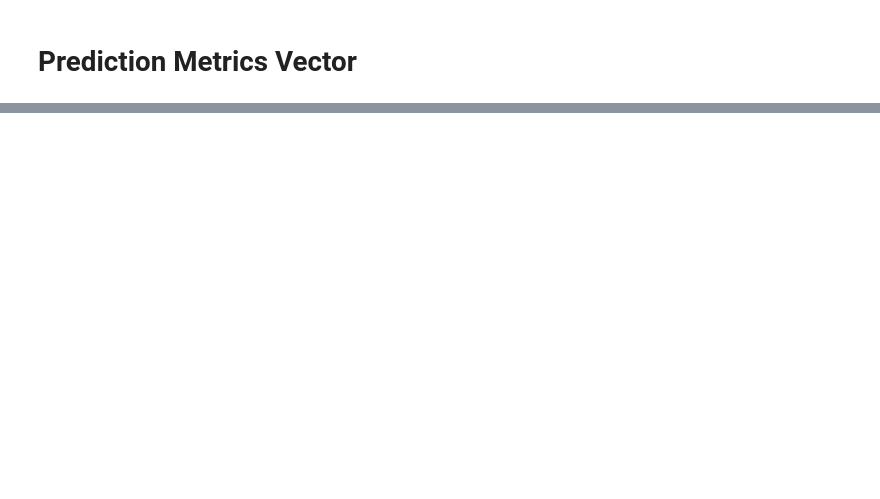
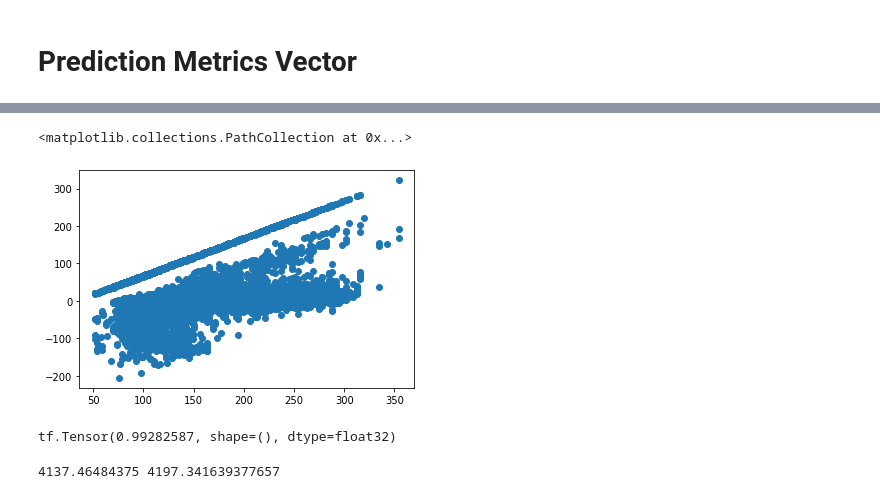
Before and after one commit to wolfisberg/zhaw-ba-online, a Jupyter notebook: deepf0/DEEP_F0.ipynb, the cells around one changed output, grey strips where cells are left out. Drawn from its saved outputs; the diff is of its cells as text; code cells hidden in the pictures; blank space fills up the shorter version.

```diff
--- a/deepf0/DEEP_F0.ipynb
+++ b/deepf0/DEEP_F0.ipynb
@@ -598,7 +610,7 @@ print(predicted_hz.shape)
 # diff = np.abs(diff)
 # %%
 combined = zip(true_hz, predicted_hz)
-filtered = [x for x in list(combined) if x[0] > 0]
+filtered = [x for x in list(combined) if x[0] > 50]
 filtered_unzipped = np.array(list(zip(*filtered)))
 diff_filtered = filtered_unzipped[0] - filtered_unzipped[1]
 # %%
@@ -624,0 +639,14 @@ histo_true = histogram([x[0] - x[1] for x in filtered])
+# %%
+err = np.array([x[0]-x[1] for x in filtered])
+gt = np.array([x[0] for x in filtered])
+est = np.array([x[1] for x in filtered])
+
+plt.figure()
+plt.scatter(gt,err)
+# %% [output]
+<matplotlib.collections.PathCollection at 0x...>
+[figure, added]
+# %%
+print(outp)
+# %% [output]
+tf.Tensor(0.99282587, shape=(), dtype=float32)
@@ -624,0 +670,6 @@ histo_true = histogram([x[0] - x[1] for x in filtered])
+# %%
+true_c = mir_eval.melody.hz2cents(filtered_gt)
+predicted_c = mir_eval.melody.hz2cents(filtered_est)
+print(true_c[0], predicted_c[0])
+# %% [output]
+4137.46484375 4197.341639377657
```
Also changed, not shown: parts of 30 cells of this notebook.
